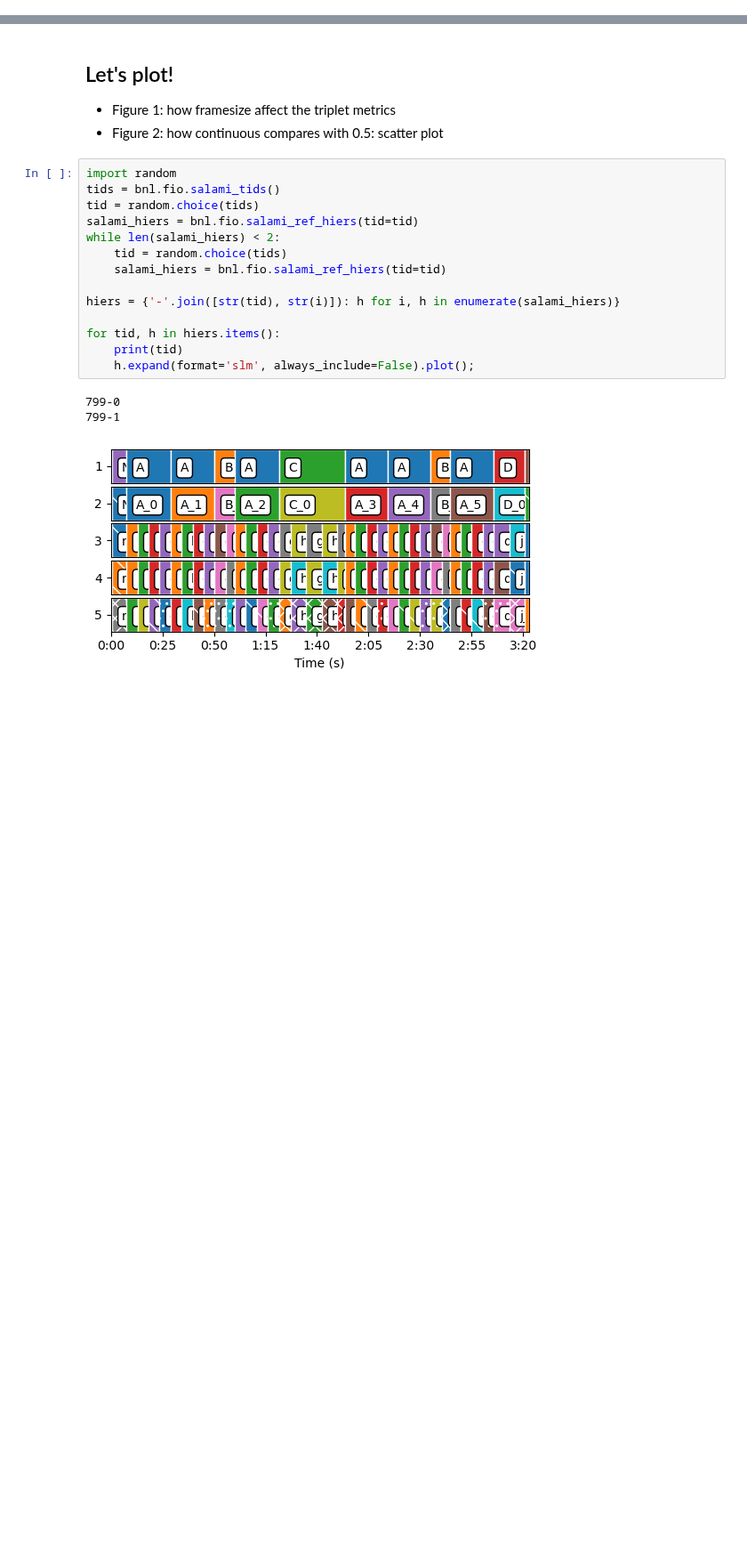
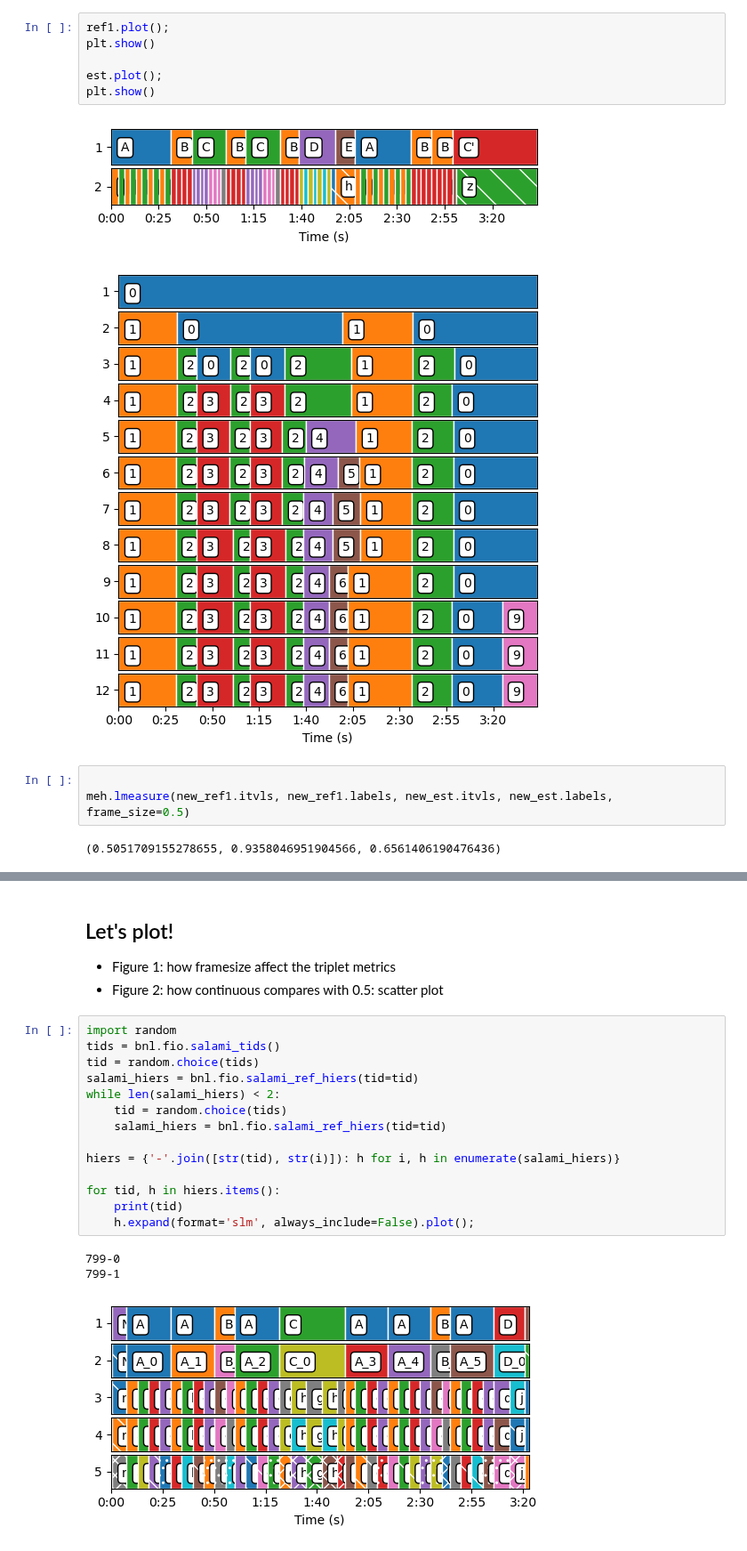
Before and after one commit to tomxi/bnl, a Jupyter notebook: scripts/ws.ipynb, the cells around one changed output, grey strips where cells are left out. Shown at 89% size. Drawn from its saved outputs; the diff is of its cells as text; blank space fills up the shorter version.

```diff
--- a/scripts/ws.ipynb
+++ b/scripts/ws.ipynb
@@ -6,0 +54,14 @@ from bnl import viz
+# %%
+ref1.plot();
+plt.show()
+
+est.plot();
+plt.show()
+# %% [output]
+[figure, added]
+[figure, added]
+# %%
+
+meh.lmeasure(new_ref1.itvls, new_ref1.labels, new_est.itvls, new_est.labels, frame_size=0.5)
+# %% [output]
+(0.5051709155278655, 0.9358046951904566, 0.6561406190476436)
```
Also changed, not shown: parts of 35 cells of this notebook, 4 other files.
